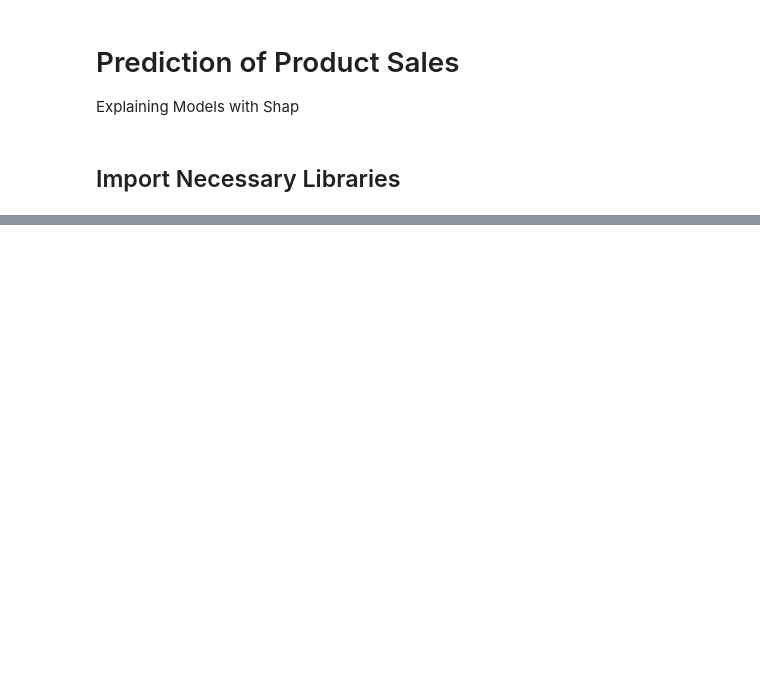
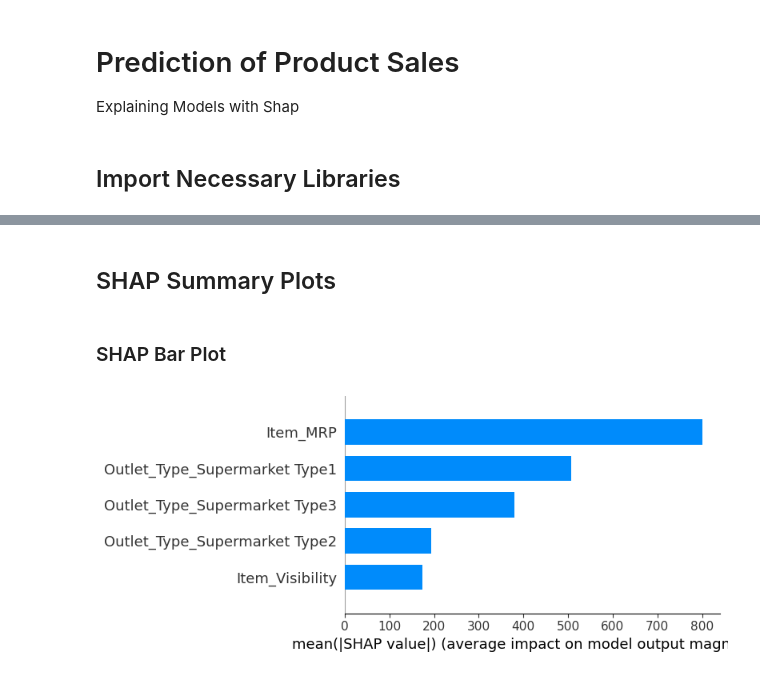
Before and after one commit to whitefreeze/Prediction-of-Product-Sales, a Jupyter notebook: Explaining Models with Shap.ipynb, the cells around one changed output, grey strips where cells are left out. Drawn from its saved outputs; the diff is of its cells as text; code cells hidden in the pictures; blank space fills up the shorter version.

Commit message:
Add SHAP figures & interpretations

```diff
--- a/Explaining Models with Shap.ipynb
+++ b/Explaining Models with Shap.ipynb
@@ -36,0 +67,4 @@ pd.set_option('display.float_format', lambda x: f"{x:,.2f}")
+# %%
+# Take 400 observations from X_train and save them as X_shap
+X_shap = shap.sample(X_train, nsamples = 400, random_state = 42)
+X_shap.head()
@@ -36,0 +79,4 @@ pd.set_option('display.float_format', lambda x: f"{x:,.2f}")
+# %%
+# Get the corresponding y-values
+y_shap = y_train.loc[X_shap.index]
+y_shap.head()
@@ -36,0 +90,4 @@ pd.set_option('display.float_format', lambda x: f"{x:,.2f}")
+# %%
+# Create a SHAP explainer using the fit model
+explainer = shap.Explainer(dec_tree)
+explainer
@@ -36,0 +96,4 @@ pd.set_option('display.float_format', lambda x: f"{x:,.2f}")
+# %%
+# Get SHAP values
+shap_values = explainer(X_shap, y_shap)
+type(shap_values)
@@ -36,0 +144,10 @@ pd.set_option('display.float_format', lambda x: f"{x:,.2f}")
+# %% [markdown]
+## SHAP Summary Plots
+# %% [markdown]
+### SHAP Bar Plot
+# %%
+# SHAP values in barplot
+# Limit top features to top five most important features according to SHAP
+shap.summary_plot(shap_values, features = X_shap, plot_type = 'bar', max_display = 5)
+# %% [output]
+[figure, added]
```
Also changed, not shown: parts of 21 cells of this notebook, 3 other files.
